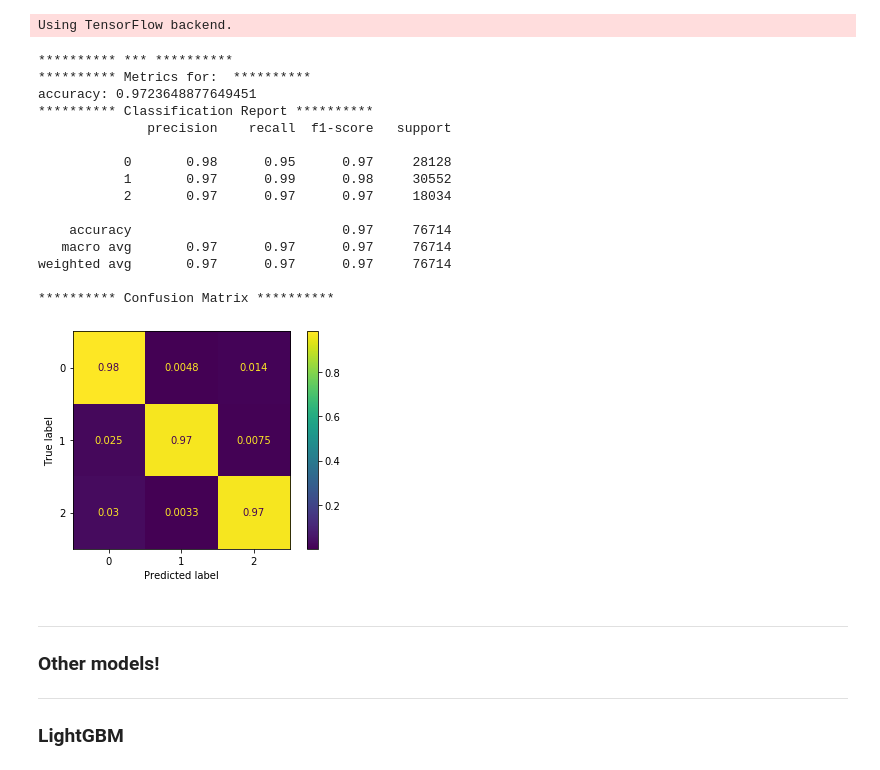
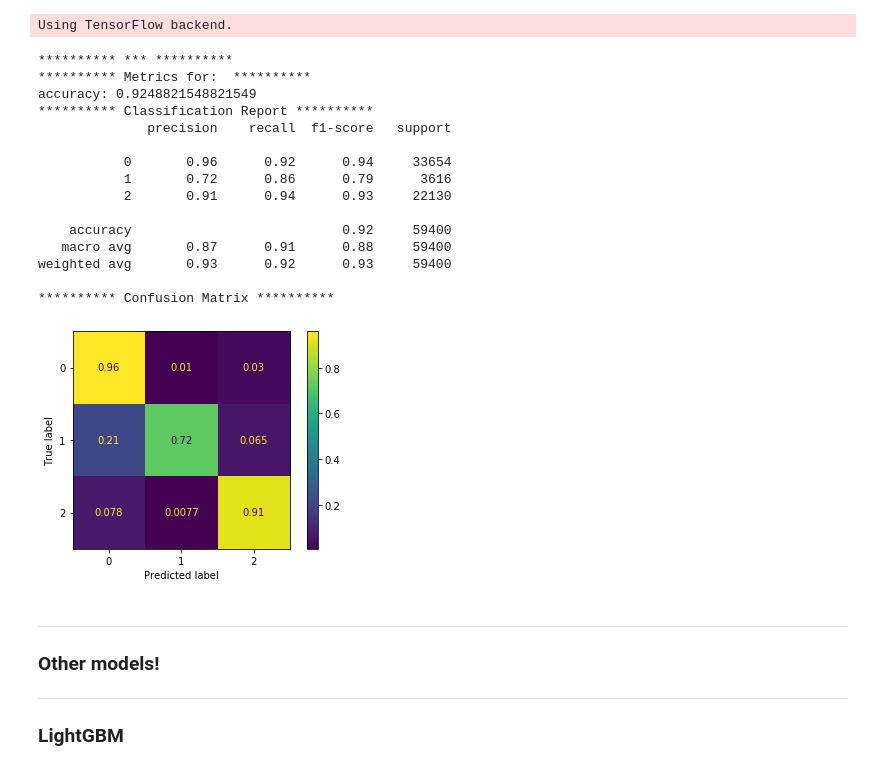
Before and after one commit to JonathanLoscalzo/pump-it-up_data-mining-the-water, a Jupyter notebook: pumpitup/notebooks/01-model_train.ipynb, the cells around one changed output. Drawn from its saved outputs; the diff is of its cells as text; code cells hidden in the pictures.

```diff
--- a/pumpitup/notebooks/01-model_train.ipynb
+++ b/pumpitup/notebooks/01-model_train.ipynb
@@ -454,24 +454,24 @@ rf_params = {
 rf_final_st = RandomForestClassifier(**rf_params,)
 rf_final_st = rf_final_st.fit(X_res,y_res)
 # %%
-utils.print_metrics(rf_final_st, X_res, y_res)
+utils.print_metrics(rf_final_st, X_prepro, y)
 # %% [output]
 ********** *** **********
 ********** Metrics for:  **********
-accuracy: 0.9723648877649451
+accuracy: 0.9248821548821549
 ********** Classification Report **********
               precision    recall  f1-score   support
 
-           0       0.98      0.95      0.97     28128
-           1       0.97      0.99      0.98     30552
-           2       0.97      0.97      0.97     18034
+           0       0.96      0.92      0.94     33654
+           1       0.72      0.86      0.79      3616
+           2       0.91      0.94      0.93     22130
 
-    accuracy                           0.97     76714
-   macro avg       0.97      0.97      0.97     76714
-weighted avg       0.97      0.97      0.97     76714
+    accuracy                           0.92     59400
+   macro avg       0.87      0.91      0.88     59400
+weighted avg       0.93      0.92      0.93     59400
 
 ********** Confusion Matrix **********
-[figure, old version]
+[figure, new version]
 # %%
 predictions = rf_final_st.predict(datatest_prepro)
 predictions = y_transformer.inverse_transform(predictions)
```
